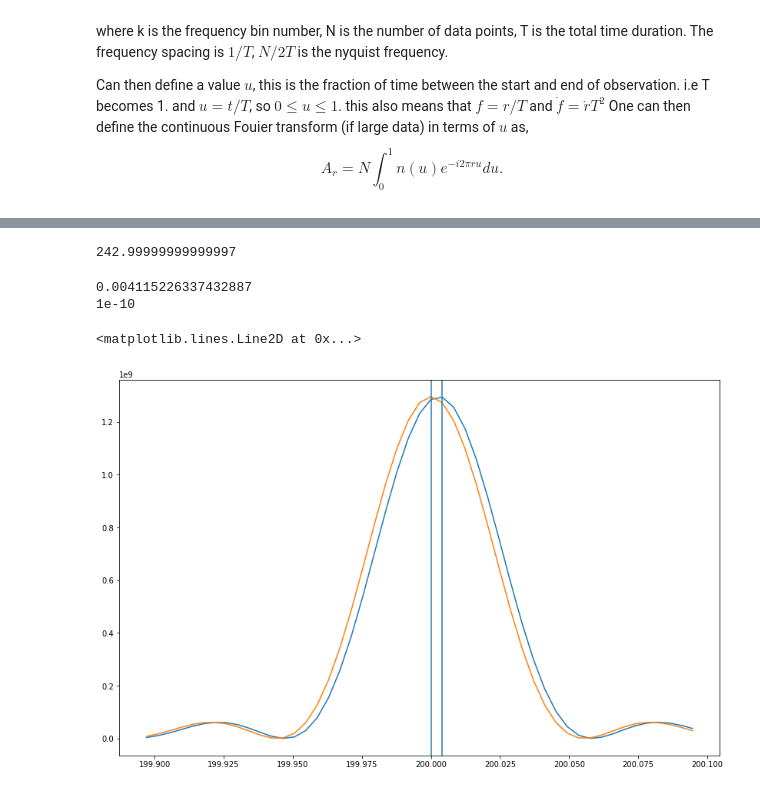
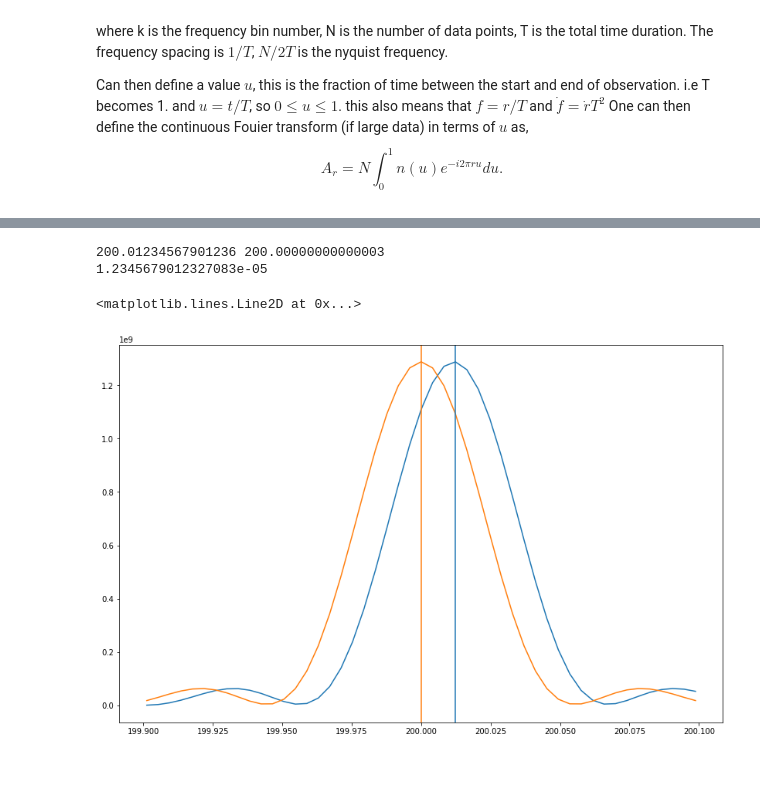
Before and after one commit to jcbayley/phd_thesis, a Jupyter notebook: AppendixA/SNR_injections.ipynb, the cells around one changed output, grey strips where cells are left out. Cells and saved outputs as stored; diff of their text form; code cells hidden in the pictures.

```diff
--- a/AppendixA/SNR_injections.ipynb
+++ b/AppendixA/SNR_injections.ipynb
@@ -396,8 +394,10 @@ def fresnel_power(f,f0,tsft,fdot):
     return Sw2
 # %%
 f = 200
-fdot = 1e-10
+fdot = 1e-3
 fs = 4000
 dt = 1./fs
 tlen = 18
+tstart = 0
 datalen = fs*tlen
+fc = f + fdot*(tstart + tlen/2.)/2.
@@ -404,6 +414,6 @@ datalen = fs*tlen
 # %%
-t = np.linspace(0,tlen,datalen)
-nt = np.cos(2*np.pi*(f*t + fdot*t*t/2))
+t = np.linspace(tstart,tlen,datalen).astype("float")
+nt = np.cos(2*np.pi*(f*t + fdot*t*t/2.))
 # %%
 padnt = np.append(nt,np.zeros(900000))
 # %%
@@ -411,29 +421,25 @@ nf = np.abs(np.fft.rfft(padnt))**2
 frs = np.fft.rfftfreq(len(padnt),dt)
 # %%
 diff = frs[1] - frs[0]
-# %%
-1./diff
-# %% [output]
-242.99999999999997
 # %%
 pws = fresnel_power(frs,f,tlen,fdot)*datalen*datalen/4
 # %%
-stbin,enbin = int((f - 0.1)*1./diff),int((f + 0.1)*1./diff)
+stbin,enbin = int((fc - 0.1)*1./diff),int((fc + 0.1)*1./diff)
 # %%
-maxfreqnf  = frs[stbin:enbin][np.argmax(nf[stbin:enbin])]
-maxfreqpws = frs[stbin:enbin][np.argmax(pws[stbin:enbin])]
+maxfreqnf  = frs[np.argmax(nf)]
+maxfreqpws = frs[np.argmax(pws)]
 # %%
-print(maxfreqnf - maxfreqpws)
-print(fdot)
+print(maxfreqnf,maxfreqpws)
+print((maxfreqnf - maxfreqpws)*fdot)
 # %% [output]
-0.004115226337432887
-1e-10
+200.01234567901236 200.00000000000003
+1.2345679012327083e-05
 # %%
 fig, ax = plt.subplots(figsize=(14,9))
 ax.plot(frs[stbin:enbin],nf[stbin:enbin])
 ax.plot(frs[stbin:enbin],pws[stbin:enbin])
 ax.axvline(maxfreqnf)
-ax.axvline(maxfreqpws)
+ax.axvline(maxfreqpws,color="C1")
 # %% [output]
 <matplotlib.lines.Line2D at 0x...>
-[figure, old version]
+[figure, new version]
```
Also changed, not shown: parts of 9 cells of this notebook, 12 other files.
